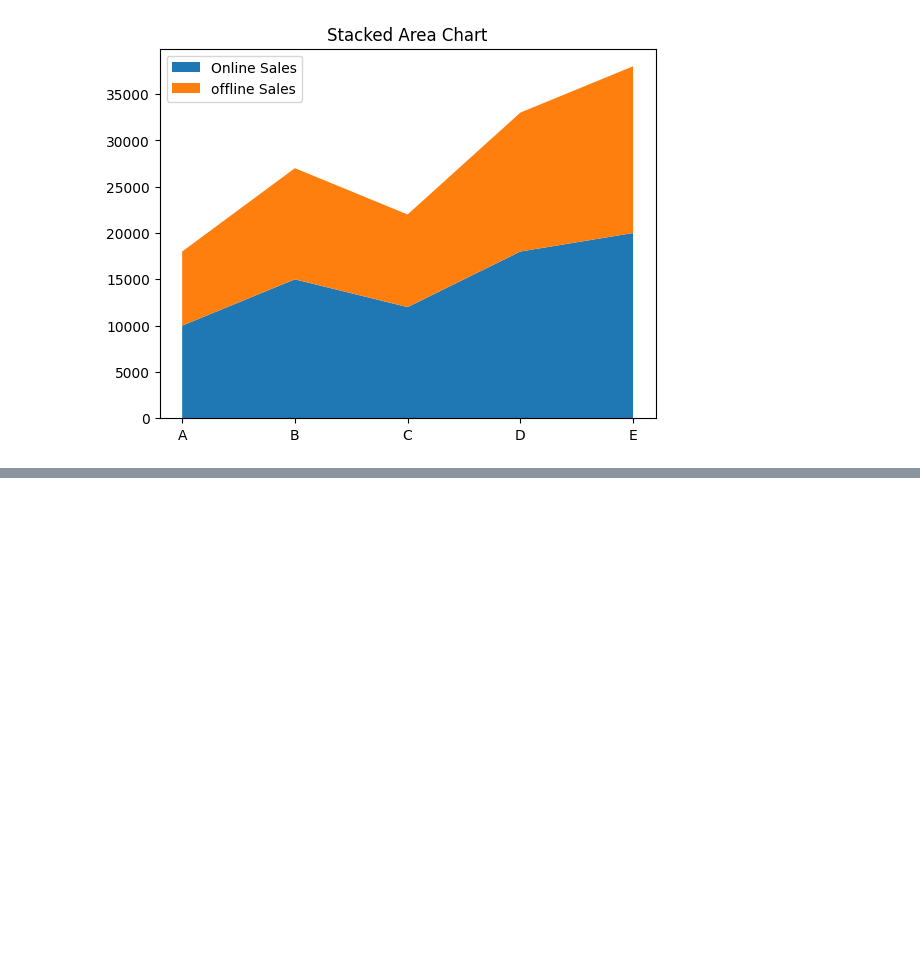
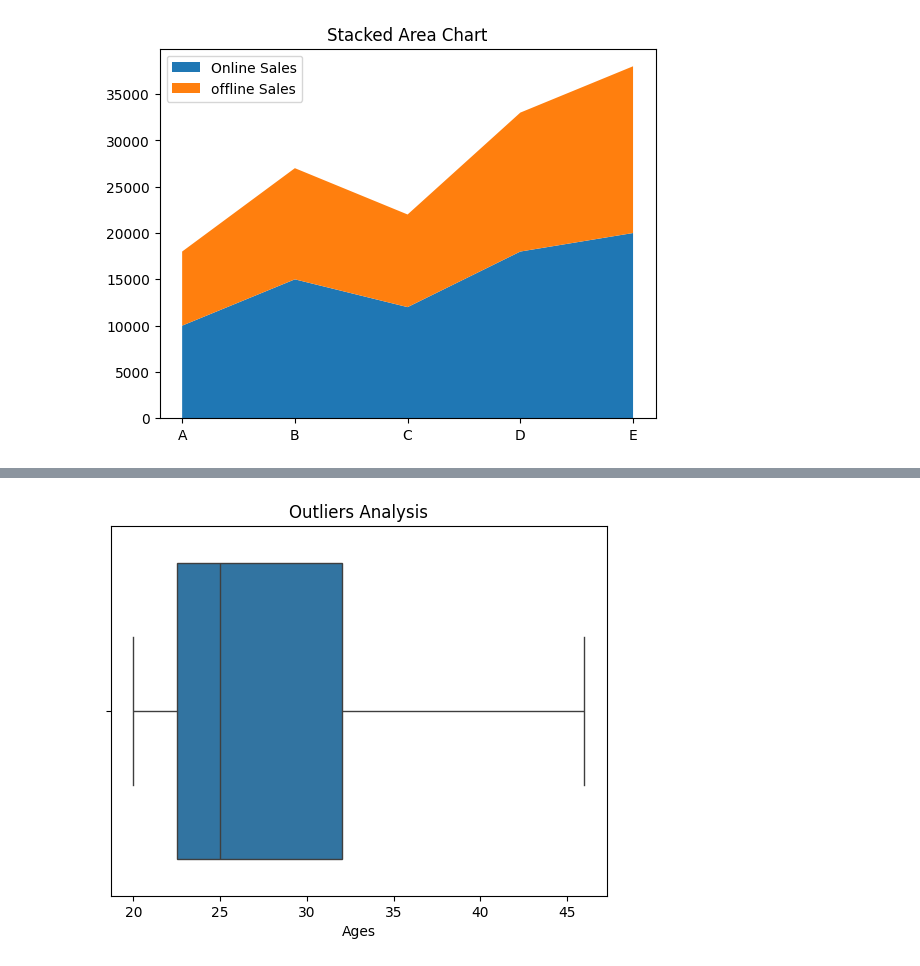
Before and after one commit to satvik231/Python-Data-Visualization, a Jupyter notebook: Visualization.ipynb, the cells around one changed output, grey strips where cells are left out. Cells and saved outputs as stored; diff of their text form; code cells hidden in the pictures; blank space fills up the shorter version.

```diff
--- a/Visualization.ipynb
+++ b/Visualization.ipynb
@@ -229,0 +248,7 @@ plt.show()
+# %%
+sns.boxplot(x = ages)
+plt.title("Outliers Analysis")
+plt.xlabel("Ages")
+plt.show()
+# %% [output]
+[figure, added]
```
Also changed, not shown: parts of 34 cells of this notebook.
